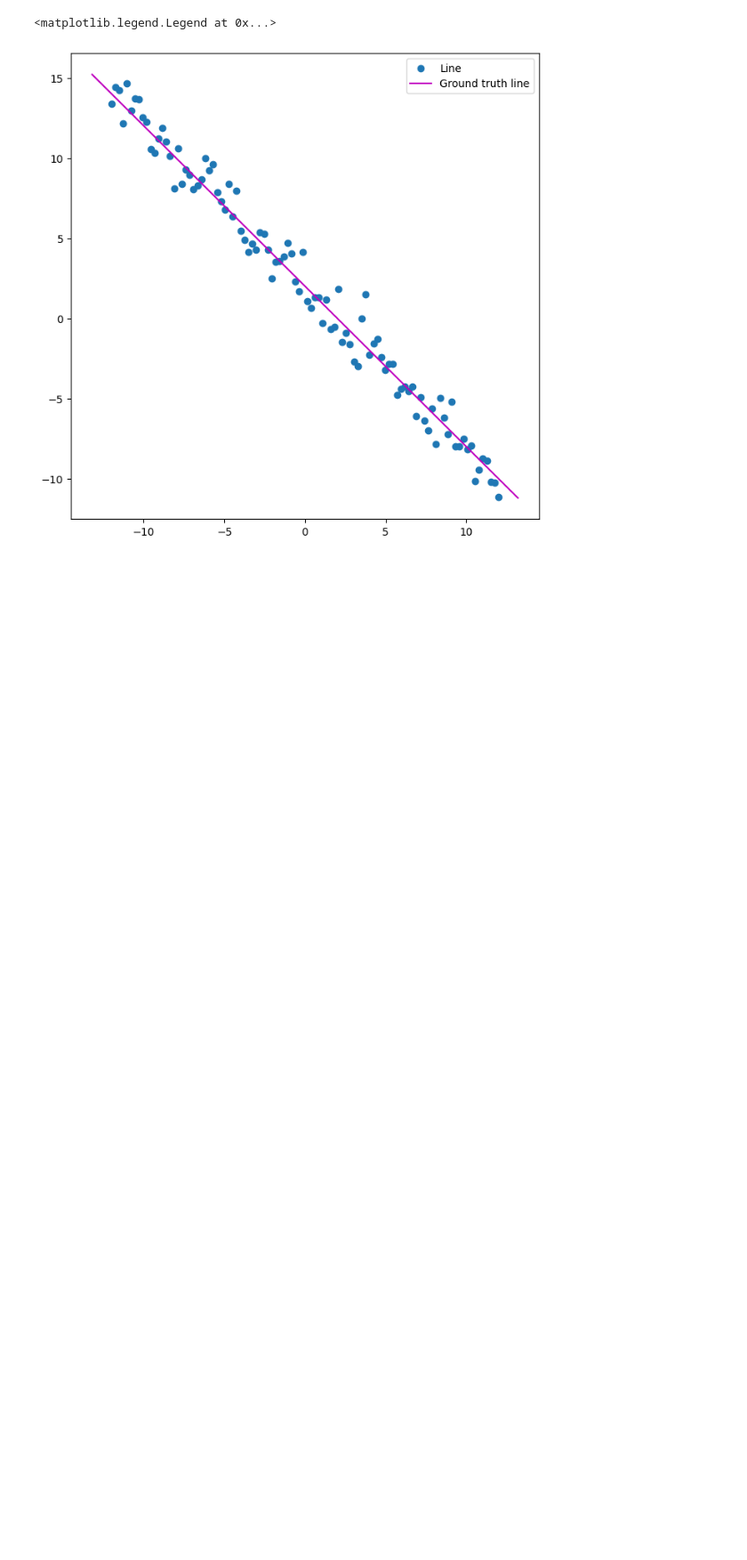
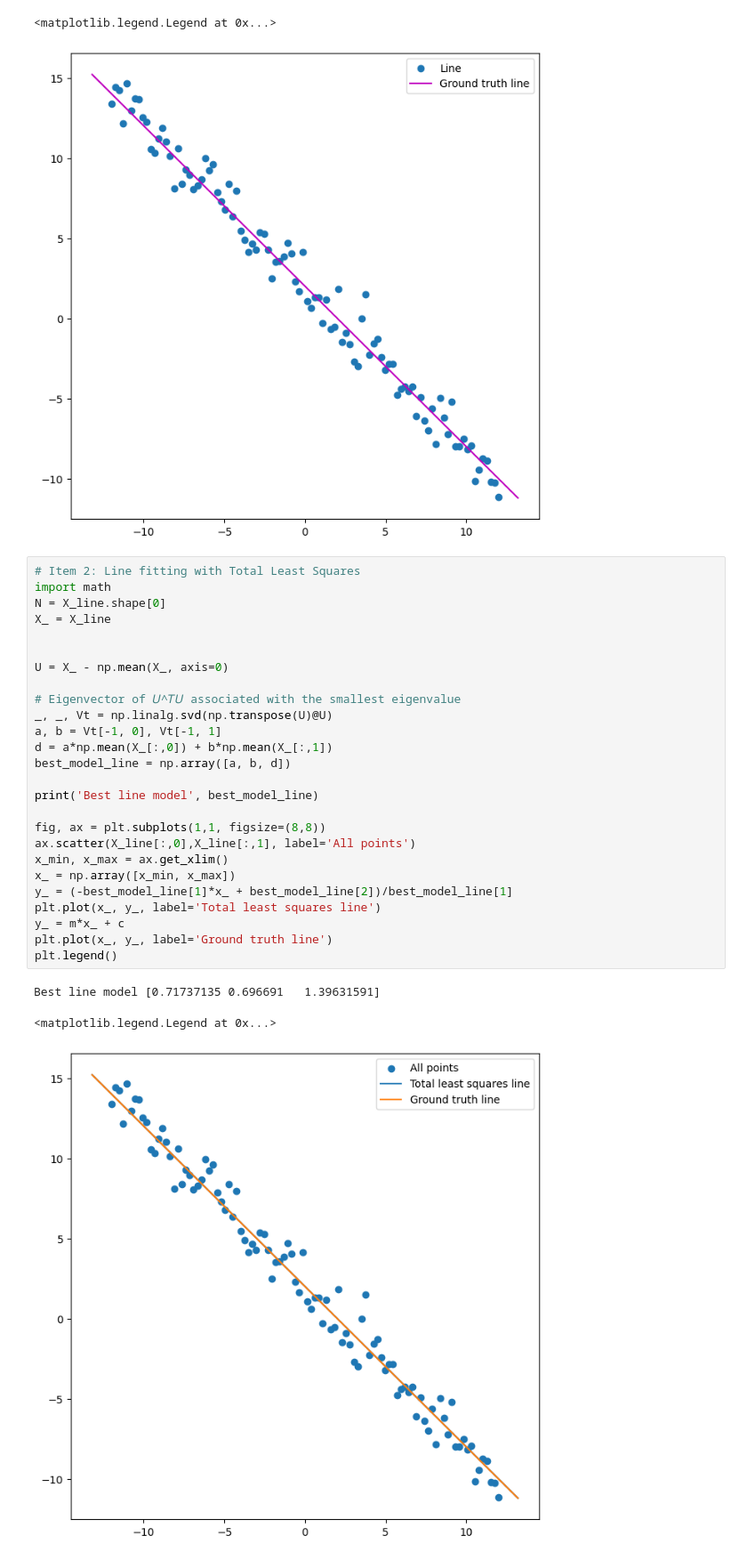
Before and after one commit to RPX2001/Computer-Vision-Codes, a Jupyter notebook: Fitting.ipynb, the cells around one changed output. Shown at 89% size. Drawn from its saved outputs; the diff is of its cells as text; blank space fills up the shorter version.

Commit message:
2nd line fitting with TLS

```diff
--- a/Fitting.ipynb
+++ b/Fitting.ipynb
@@ -93,3 +93,33 @@ plt.legend()
 # %% [output]
 <matplotlib.legend.Legend at 0x...>
 [figure]
+# %%
+# Item 2: Line fitting with Total Least Squares
+import math
+N = X_line.shape[0]
+X_ = X_line
+
+
+U = X_ - np.mean(X_, axis=0)
+
+# Eigenvector of 𝑈^𝑇𝑈 associated with the smallest eigenvalue
+_, _, Vt = np.linalg.svd(np.transpose(U)@U)
+a, b = Vt[-1, 0], Vt[-1, 1]
+d = a*np.mean(X_[:,0]) + b*np.mean(X_[:,1])
+best_model_line = np.array([a, b, d])
+
+print('Best line model', best_model_line)
+
+fig, ax = plt.subplots(1,1, figsize=(8,8))
+ax.scatter(X_line[:,0],X_line[:,1], label='All points')
+x_min, x_max = ax.get_xlim()
+x_ = np.array([x_min, x_max])
+y_ = (-best_model_line[1]*x_ + best_model_line[2])/best_model_line[1]
+plt.plot(x_, y_, label='Total least squares line')
+y_ = m*x_ + c
+plt.plot(x_, y_, label='Ground truth line')
+plt.legend()
+# %% [output]
+Best line model [0.71737135 0.696691   1.39631591]
+<matplotlib.legend.Legend at 0x...>
+[figure, added]
```
